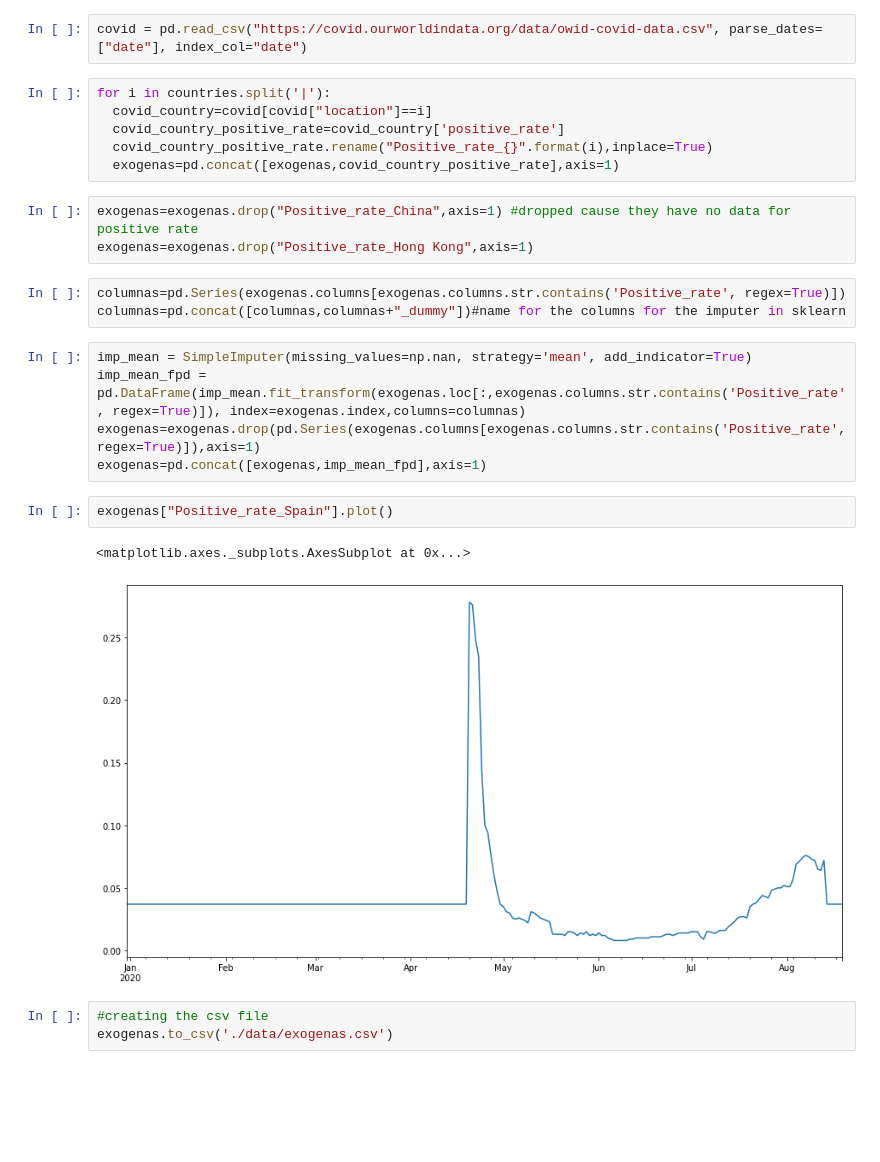
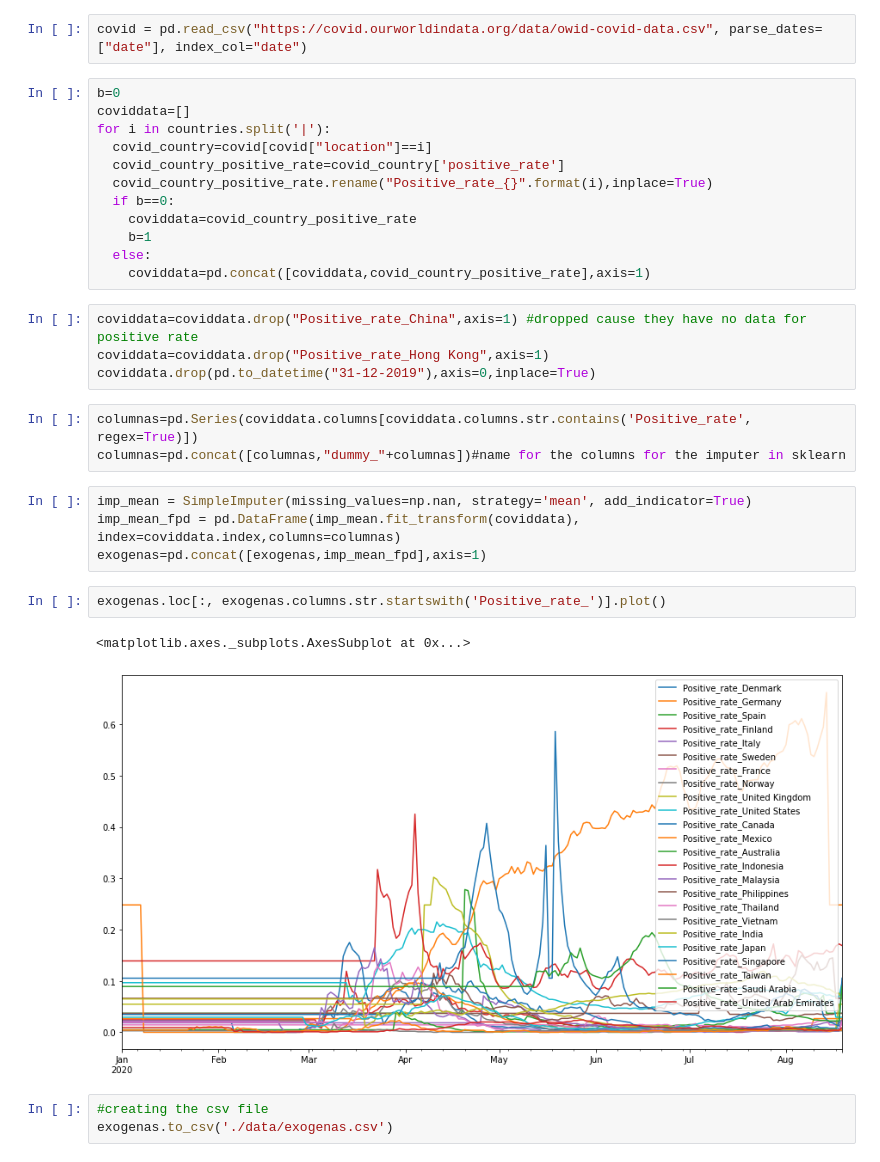
Before and after one commit to martaarozarena/KSchool-Master-Final-Project, a Jupyter notebook: exog_varaibles.ipynb, the cells around one changed output. Saved outputs shown, nothing was run; the diff lists cells and outputs as text; blank space fills up the shorter version.

```diff
--- a/exog_varaibles.ipynb
+++ b/exog_varaibles.ipynb
@@ -115,27 +115,33 @@ exogenas.shape
 # %%
 covid = pd.read_csv("https://covid.ourworldindata.org/data/owid-covid-data.csv", parse_dates=["date"], index_col="date")
 # %%
+b=0
+coviddata=[]
 for i in countries.split('|'):
   covid_country=covid[covid["location"]==i]
   covid_country_positive_rate=covid_country['positive_rate']
   covid_country_positive_rate.rename("Positive_rate_{}".format(i),inplace=True)
-  exogenas=pd.concat([exogenas,covid_country_positive_rate],axis=1)
+  if b==0:
+    coviddata=covid_country_positive_rate
+    b=1
+  else:
+    coviddata=pd.concat([coviddata,covid_country_positive_rate],axis=1)
 # %%
-exogenas=exogenas.drop("Positive_rate_China",axis=1) #dropped cause they have no data for positive rate
-exogenas=exogenas.drop("Positive_rate_Hong Kong",axis=1)
+coviddata=coviddata.drop("Positive_rate_China",axis=1) #dropped cause they have no data for positive rate
+coviddata=coviddata.drop("Positive_rate_Hong Kong",axis=1)
+coviddata.drop(pd.to_datetime("31-12-2019"),axis=0,inplace=True)
 # %%
-columnas=pd.Series(exogenas.columns[exogenas.columns.str.contains('Positive_rate', regex=True)])
-columnas=pd.concat([columnas,columnas+"_dummy"])#name for the columns for the imputer in sklearn
+columnas=pd.Series(coviddata.columns[coviddata.columns.str.contains('Positive_rate', regex=True)])
+columnas=pd.concat([columnas,"dummy_"+columnas])#name for the columns for the imputer in sklearn
 # %%
 imp_mean = SimpleImputer(missing_values=np.nan, strategy='mean', add_indicator=True)
-imp_mean_fpd = pd.DataFrame(imp_mean.fit_transform(exogenas.loc[:,exogenas.columns.str.contains('Positive_rate', regex=True)]), index=exogenas.index,columns=columnas)
-exogenas=exogenas.drop(pd.Series(exogenas.columns[exogenas.columns.str.contains('Positive_rate', regex=True)]),axis=1)
+imp_mean_fpd = pd.DataFrame(imp_mean.fit_transform(coviddata), index=coviddata.index,columns=columnas)
 exogenas=pd.concat([exogenas,imp_mean_fpd],axis=1)
-# %%
-exogenas["Positive_rate_Spain"].plot()
-# %% [output]
-<matplotlib.axes._subplots.AxesSubplot at 0x...>
-[figure, removed]
+# %%
+exogenas.loc[:, exogenas.columns.str.startswith('Positive_rate_')].plot()
+# %% [output]
+<matplotlib.axes._subplots.AxesSubplot at 0x...>
+[figure, added]
 # %%
 #creating the csv file
 exogenas.to_csv('./data/exogenas.csv')
```
